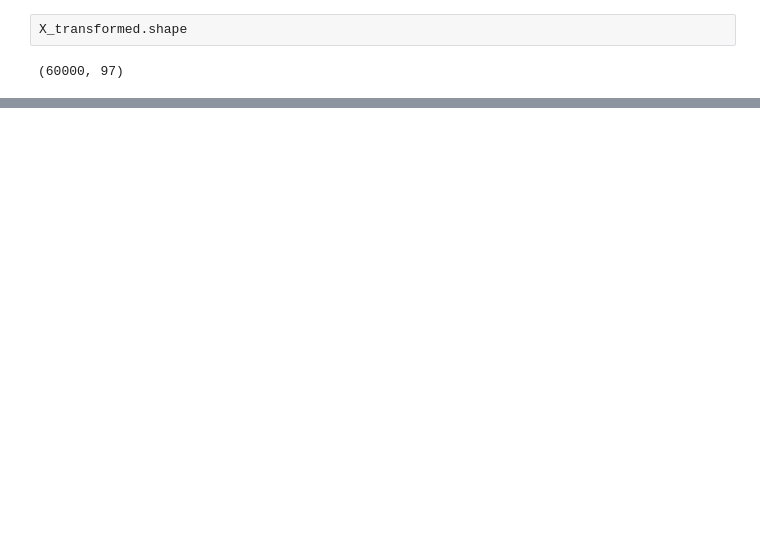
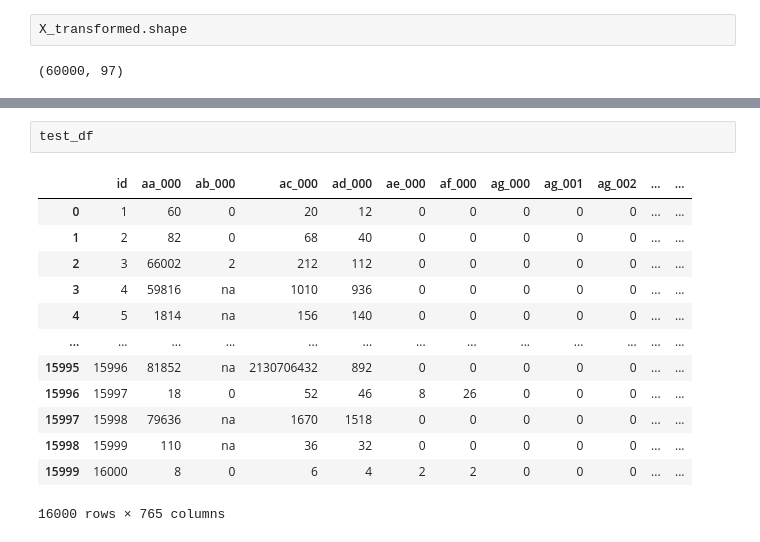
Before and after one commit to firatkizilboga/APS-Failure-Prediction, a Jupyter notebook: EDA & Models.ipynb, the cells around one changed output, grey strips where cells are left out. Saved outputs shown, nothing was run; the diff lists cells and outputs as text; blank space fills up the shorter version.

```diff
--- a/EDA & Models.ipynb
+++ b/EDA & Models.ipynb
@@ -696,0 +900,16 @@ X_transformed.shape
+# %%
+test_df
+# %% [output]
+|  | id | aa_000 | ab_000 | ac_000 | ad_000 | ae_000 | af_000 | ag_000 | ag_001 | ag_002 | ... | ... |
+| 0 | 1 | 60 | 0 | 20 | 12 | 0 | 0 | 0 | 0 | 0 | ... | ... |
+| 1 | 2 | 82 | 0 | 68 | 40 | 0 | 0 | 0 | 0 | 0 | ... | ... |
+| 2 | 3 | 66002 | 2 | 212 | 112 | 0 | 0 | 0 | 0 | 0 | ... | ... |
+| 3 | 4 | 59816 | na | 1010 | 936 | 0 | 0 | 0 | 0 | 0 | ... | ... |
+| 4 | 5 | 1814 | na | 156 | 140 | 0 | 0 | 0 | 0 | 0 | ... | ... |
+| ... | ... | ... | ... | ... | ... | ... | ... | ... | ... | ... | ... | ... |
+| 15995 | 15996 | 81852 | na | 2130706432 | 892 | 0 | 0 | 0 | 0 | 0 | ... | ... |
+| 15996 | 15997 | 18 | 0 | 52 | 46 | 8 | 26 | 0 | 0 | 0 | ... | ... |
+| 15997 | 15998 | 79636 | na | 1670 | 1518 | 0 | 0 | 0 | 0 | 0 | ... | ... |
+| 15998 | 15999 | 110 | na | 36 | 32 | 0 | 0 | 0 | 0 | 0 | ... | ... |
+| 15999 | 16000 | 8 | 0 | 6 | 4 | 2 | 2 | 0 | 0 | 0 | ... | ... |
+16000 rows × 765 columns
```
Also changed, not shown: parts of 29 cells of this notebook.
